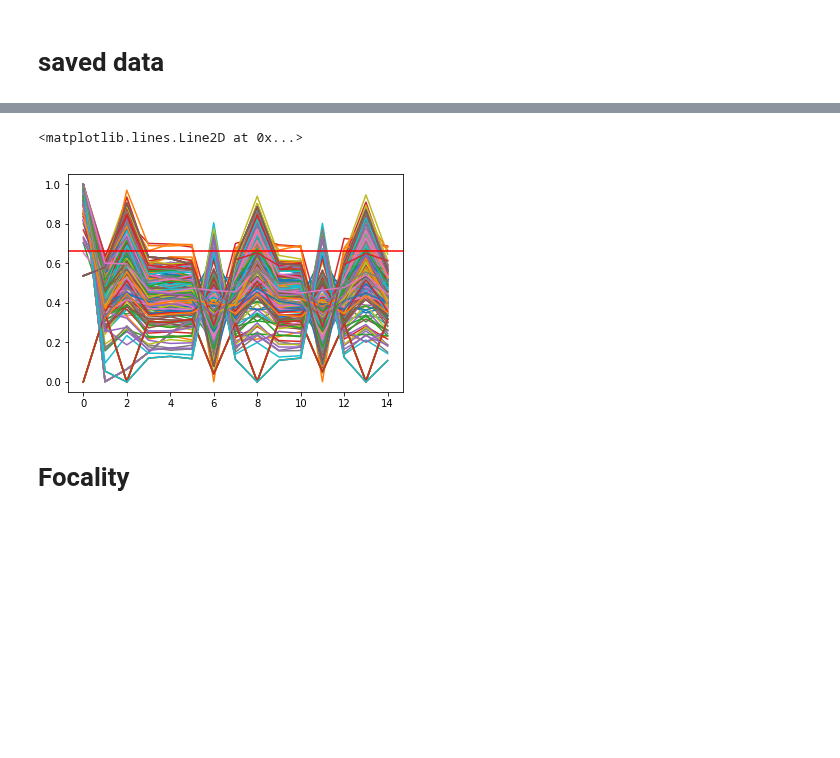
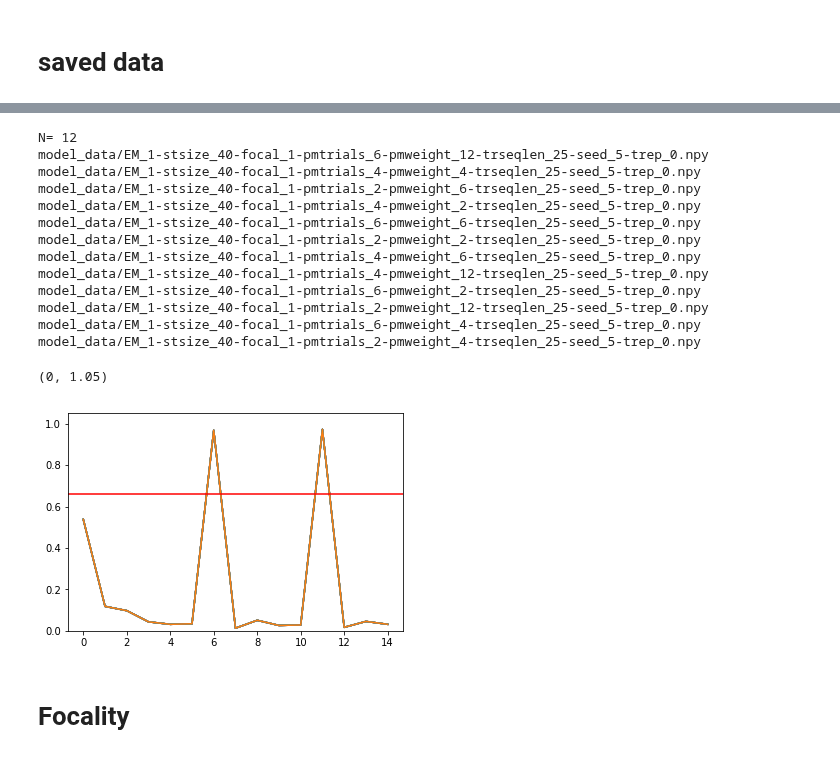
Before and after one commit to andrebeu/PM, a Jupyter notebook: pmtask.ipynb, the cells around one changed output, grey strips where cells are left out. Saved outputs shown, nothing was run; the diff lists cells and outputs as text; code cells hidden in the pictures; blank space fills up the shorter version.

```diff
--- a/pmtask.ipynb
+++ b/pmtask.ipynb
@@ -0,0 +9,5 @@
+# %%
+fname = 'lstm_30-nback_3-ogtokens_3-pmtrials_10-seed_2-train_cum_rands.npy'
+fpath = '/Users/abeukers/wd/epm/model_data/nback+pm/'+fname
+plt.plot(np.load(fpath))
+# plt.ylim(0,1)
@@ -40,20 +84,34 @@ pm_trials = [6,11]
 # %%
-stsize = '*'
+stsize = '40'
 pmtrials = '*'
 pmweight = '*'
 seed = '*'
-trep = '*'
-fpath = "EM_0-stsize_%s-focal_1-pmtrials_%s-pmweight_%s-trseqlen_25-seed_%s-trep_%s.npy"%(
+trep = '0'
+fpath = "EM_1-stsize_%s-focal_1-pmtrials_%s-pmweight_%s-trseqlen_25-seed_%s-trep_%s.npy"%(
             stsize,pmtrials,pmweight,seed,trep)
 
-score = load_score(fpath,verb=False)
+score = load_score(fpath,verb=True)
 acc = score.mean(1)
 acc.shape
 plt.plot(acc.T)
 plt.axhline(.66,c='r')
+plt.ylim(0,1.05)
 # %% [output]
-<matplotlib.lines.Line2D at 0x...>
+N= 12
+model_data/EM_1-stsize_40-focal_1-pmtrials_6-pmweight_12-trseqlen_25-seed_5-trep_0.npy
+model_data/EM_1-stsize_40-focal_1-pmtrials_4-pmweight_4-trseqlen_25-seed_5-trep_0.npy
+model_data/EM_1-stsize_40-focal_1-pmtrials_2-pmweight_6-trseqlen_25-seed_5-trep_0.npy
+model_data/EM_1-stsize_40-focal_1-pmtrials_4-pmweight_2-trseqlen_25-seed_5-trep_0.npy
+model_data/EM_1-stsize_40-focal_1-pmtrials_6-pmweight_6-trseqlen_25-seed_5-trep_0.npy
+model_data/EM_1-stsize_40-focal_1-pmtrials_2-pmweight_2-trseqlen_25-seed_5-trep_0.npy
+model_data/EM_1-stsize_40-focal_1-pmtrials_4-pmweight_6-trseqlen_25-seed_5-trep_0.npy
+model_data/EM_1-stsize_40-focal_1-pmtrials_4-pmweight_12-trseqlen_25-seed_5-trep_0.npy
+model_data/EM_1-stsize_40-focal_1-pmtrials_6-pmweight_2-trseqlen_25-seed_5-trep_0.npy
+model_data/EM_1-stsize_40-focal_1-pmtrials_2-pmweight_12-trseqlen_25-seed_5-trep_0.npy
+model_data/EM_1-stsize_40-focal_1-pmtrials_6-pmweight_4-trseqlen_25-seed_5-trep_0.npy
+model_data/EM_1-stsize_40-focal_1-pmtrials_2-pmweight_4-trseqlen_25-seed_5-trep_0.npy
+(0, 1.05)
-[figure, old version]
+[figure, new version]
 # %% [markdown]
 # Focality
 # %%
```
Also changed, not shown: parts of 5 cells of this notebook, 5 other files.
